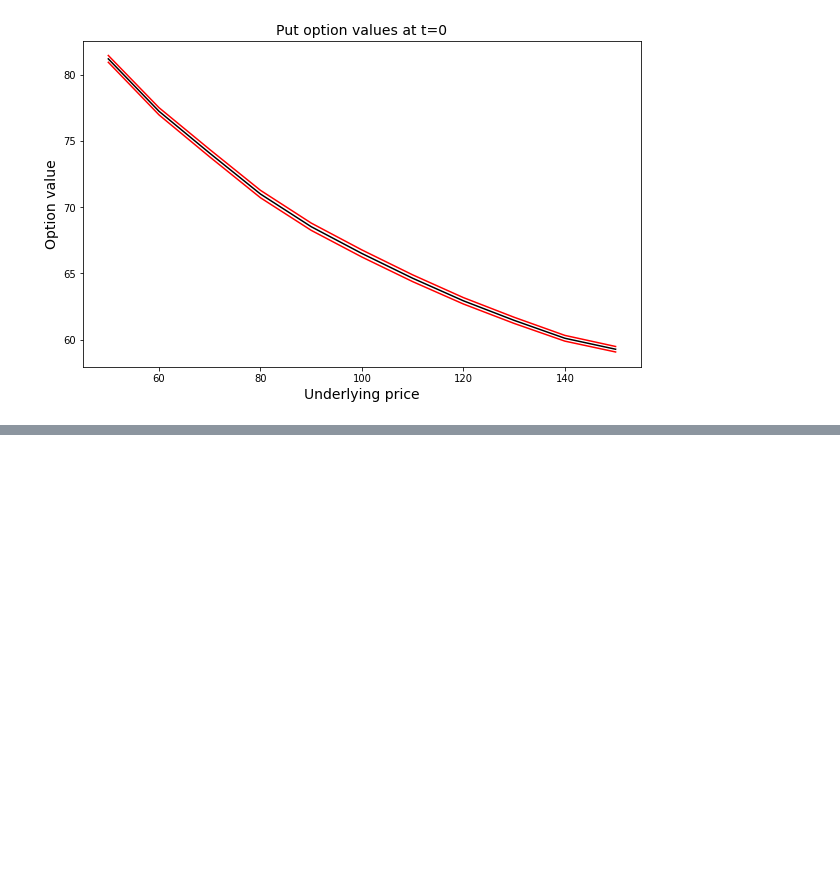
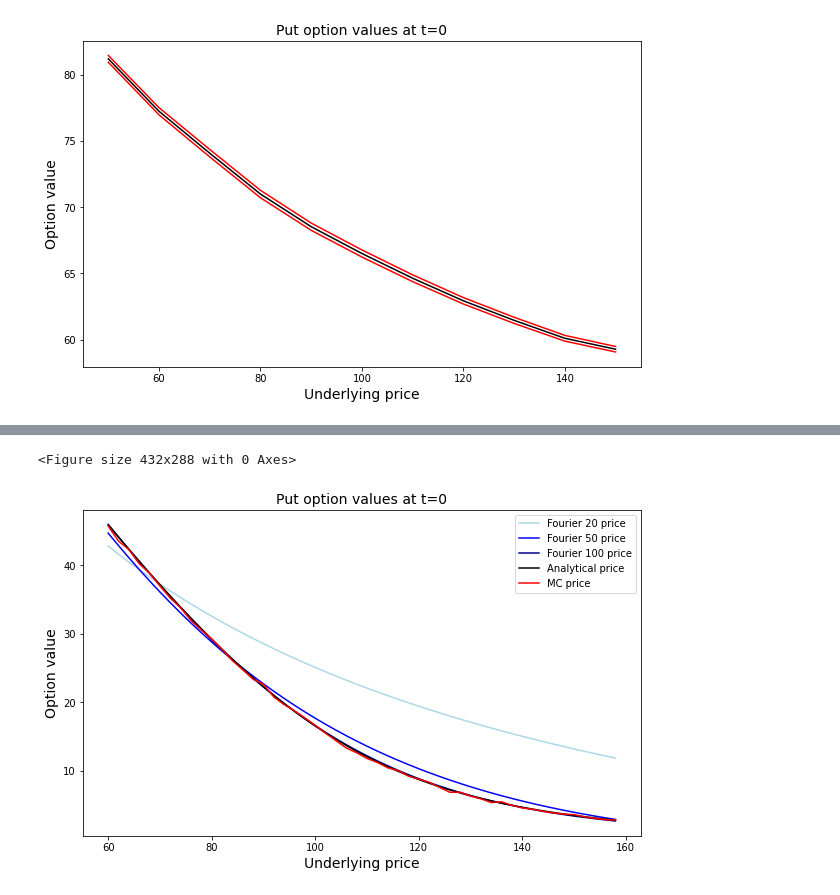
Before and after one commit to ppierrot2/pricing-methods-python, a Jupyter notebook: notebooks/pricing_Fourier.ipynb, the cells around one changed output, grey strips where cells are left out. Drawn from its saved outputs; the diff is of its cells as text; code cells hidden in the pictures; blank space fills up the shorter version.

Commit message:
update Merton

```diff
--- a/notebooks/pricing_Fourier.ipynb
+++ b/notebooks/pricing_Fourier.ipynb
@@ -211,11 +185,0 @@ plt.show()
-# %%
-from pricing_python.european import eur_merton_analytical_price, eur_mc_price
-
-riskfree = 0.05
-maturity = 1
-s_vals = range(50, 160, 5)
-K = 110
-npv_mc, npv = [], []
-for s in s_vals:
-    npv_mc.append(eur_mc_price(model,s, K,riskfree,maturity, call=True,n_path=10000, n_step=1000))
-    npv.append(eur_merton_analytical_price(model, s, K, riskfree, maturity, call=True))
@@ -245,0 +209,30 @@ for i in range(len(npv)):
+# %%
+from pricing_python.european import eur_merton_analytical_price, eur_mc_price, eur_fourier_price
+
+riskfree = 0.05
+maturity = 1
+s_vals = range(60, 160, 2)
+K = 110
+npv_mc, npv_f_20, npv_f_50, npv_f_100, npv = [], [], [], [], []
+for s in s_vals:
+    npv_f_20.append(eur_fourier_price(model, s, K, riskfree, maturity, call=False, n_coef=20))
+    npv_f_50.append(eur_fourier_price(model, s, K, riskfree, maturity, call=False, n_coef=50))
+    npv_f_100.append(eur_fourier_price(model, s, K, riskfree, maturity, call=False, n_coef=100))
+    npv_mc.append(eur_mc_price(model,s, K,riskfree,maturity, call=False,n_path=10000, n_step=1000))
+    npv.append(eur_merton_analytical_price(model, s, K, riskfree, maturity, call=False))
+# %%
+plt.figure()
+plt.figure(figsize = (10,6))
+plt.plot(s_vals, np.array(npv_f_20), color='lightblue', label='Fourier 20 price')
+plt.plot(s_vals, np.array(npv_f_50), color='blue', label='Fourier 50 price')
+plt.plot(s_vals, np.array(npv_f_100), color='darkblue', label='Fourier 100 price')
+plt.plot(s_vals, np.array(npv), color='black', label='Analytical price')
+plt.plot(s_vals, np.array(npv_mc)[:,0], color='red', label='MC price')
+plt.title("Put option values at t=0", fontsize=14)
+plt.xlabel("Underlying price", fontsize=14)
+plt.ylabel("Option value", fontsize=14)
+plt.legend()
+plt.show()
+# %% [output]
+<Figure size 432x288 with 0 Axes>
+[figure, added]
```
Also changed, not shown: parts of 9 cells of this notebook, 2 other files.
